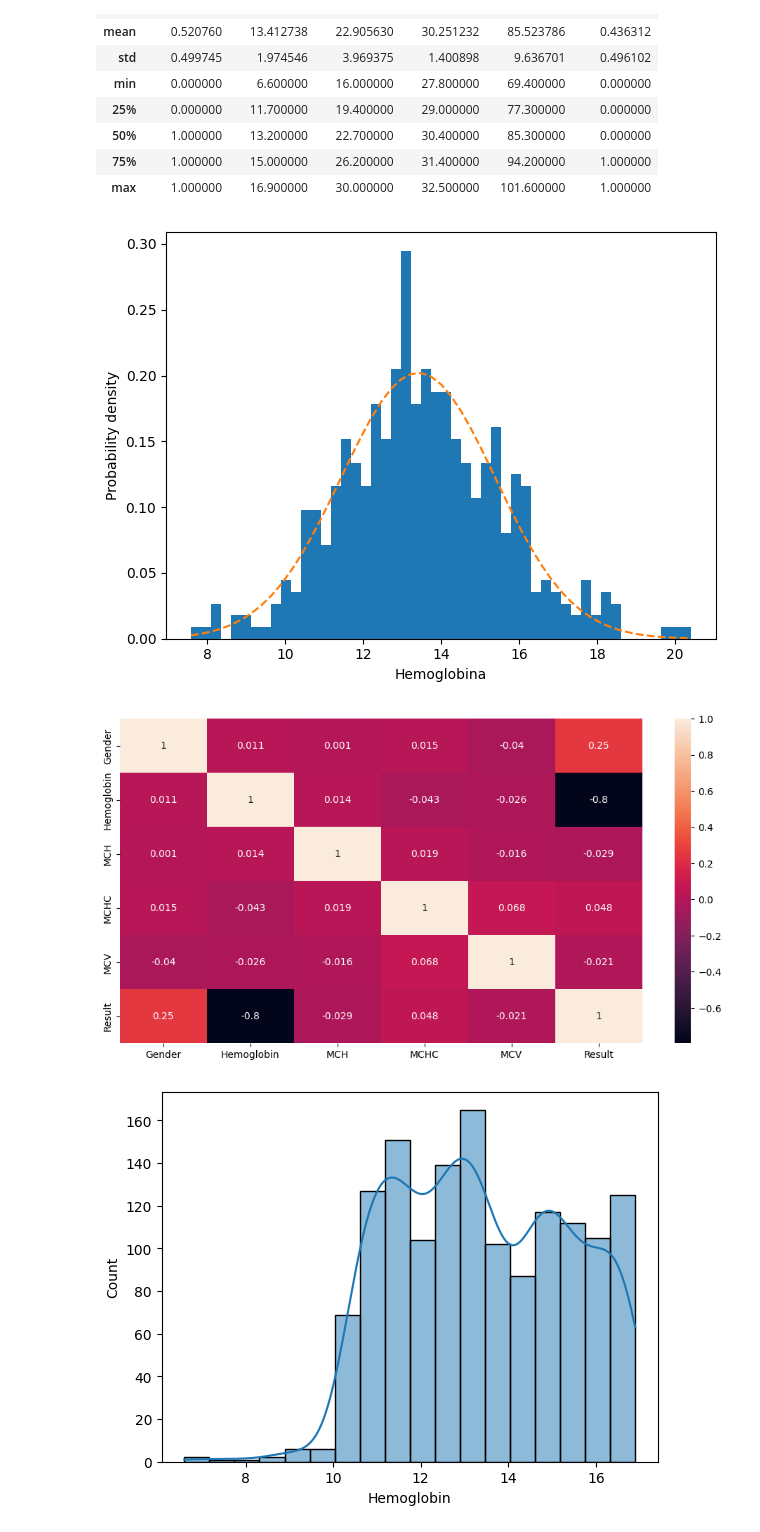
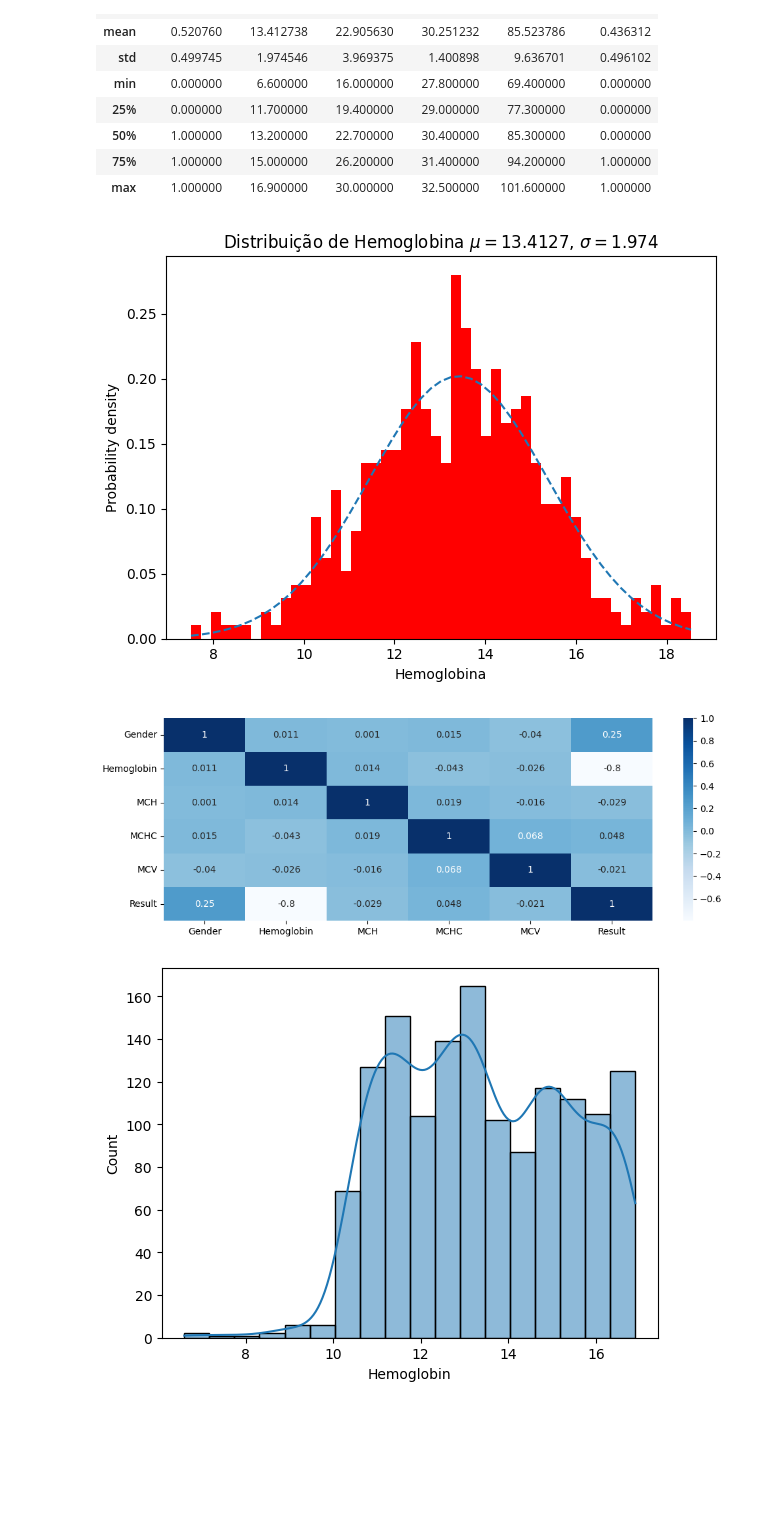
Before and after one commit to cantaruttim/Anemia, a Jupyter notebook: Anemia.ipynb, the cells around one changed output. Cells and saved outputs as stored; diff of their text form; code cells hidden in the pictures; blank space fills up the shorter version.

```diff
--- a/Anemia.ipynb
+++ b/Anemia.ipynb
@@ -74,13 +80,13 @@ fig, ax = plt.subplots()
 
 # example data
 mu = 13.412738  # média da distribuição de Hemoglobina
-sigma = 1.974546  # desvio padrão dos dados de mortalidade infantil
+sigma = 1.974546  # desvio padrão dos dados de Hemoglobina
 x = mu + sigma * np.random.randn(437)
 
 num_bins = 50
 
 # the histogram of the data
-n, bins, patches = ax.hist(x, num_bins, density=True)
+n, bins, patches = ax.hist(x, num_bins, density=True, color="red")
 
 # add a 'best fit' line
 y = ((1 / (np.sqrt(2 * np.pi) * sigma)) *
@@ -89,17 +95,18 @@ ax.plot(bins, y, '--')
 
 ax.set_xlabel('Hemoglobina')
 ax.set_ylabel('Probability density')
+ax.set_title(r'Distribuição de Hemoglobina $\mu=13.4127$, $\sigma=1.974$')
 
 # Tweak spacing to prevent clipping of ylabel
 fig.tight_layout()
 plt.show()
 # %% [output]
-[figure, old version]
+[figure, new version]
 # %%
-plt.figure(figsize=(12,6))
-sns.heatmap(dataset.corr(), annot=True);
+plt.figure(figsize=(12,4))
+sns.heatmap(dataset.corr(), annot=True, cmap="Blues");
 # %% [output]
-[figure, old version]
+[figure, new version]
 # %%
 sns.histplot(dataset['Hemoglobin'], kde=True);
 # %% [output]
```
Also changed, not shown: parts of 17 cells of this notebook.
